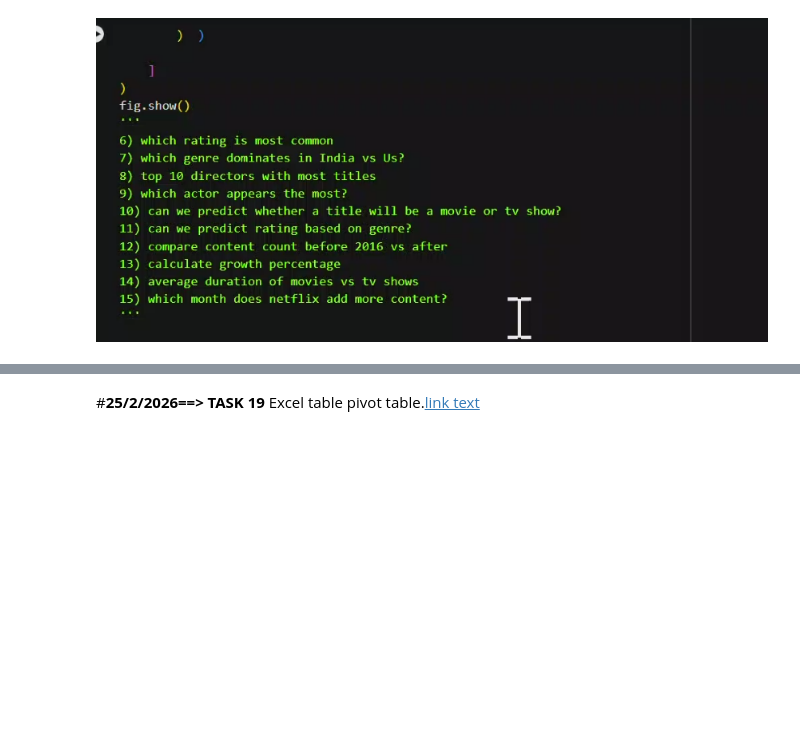
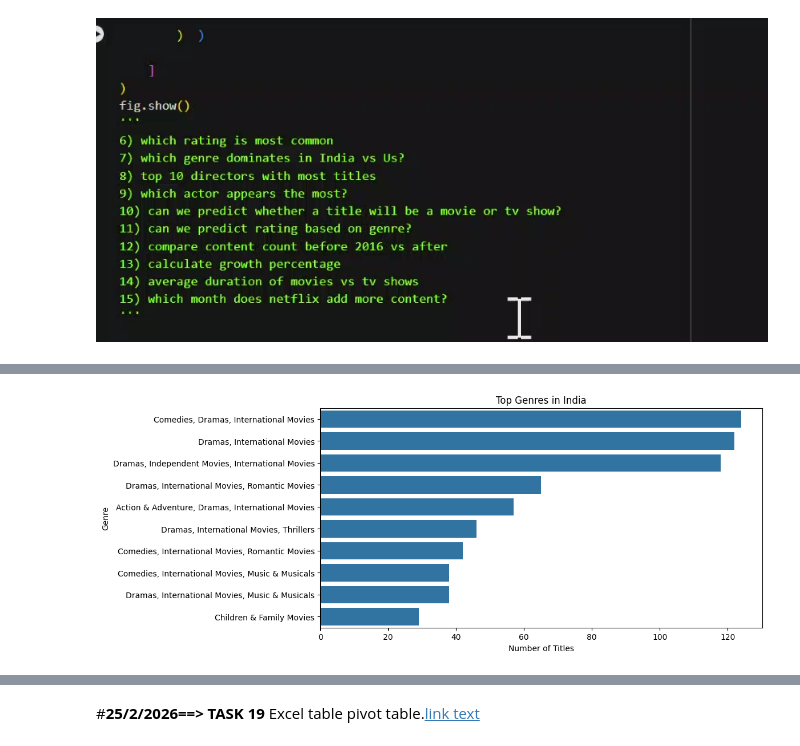
Before and after one commit to nimitha123-kd/Take-IT-Smart-Internship, a Jupyter notebook: Class1_PythonBasics_.ipynb, the cells around one changed output, grey strips where cells are left out. Saved outputs shown, nothing was run; the diff lists cells and outputs as text; code cells hidden in the pictures; blank space fills up the shorter version.

```diff
--- a/Class1_PythonBasics_.ipynb
+++ b/Class1_PythonBasics_.ipynb
@@ -4727,0 +4362,14 @@ Analysis + ML + Graphs Completed Successfully!
+# %%
+#7th answer. ==> part 1.
+india_genre = df[df['country']=="India"]['listed_in'].value_counts().head(10)
+
+plt.figure(figsize=(10,5))
+sns.barplot(x=india_genre.values, y=india_genre.index)
+
+plt.title("Top Genres in India")
+plt.xlabel("Number of Titles")
+plt.ylabel("Genre")
+
+plt.show()
+# %% [output]
+[figure, added]
```
Also changed, not shown: parts of 26 cells of this notebook.
